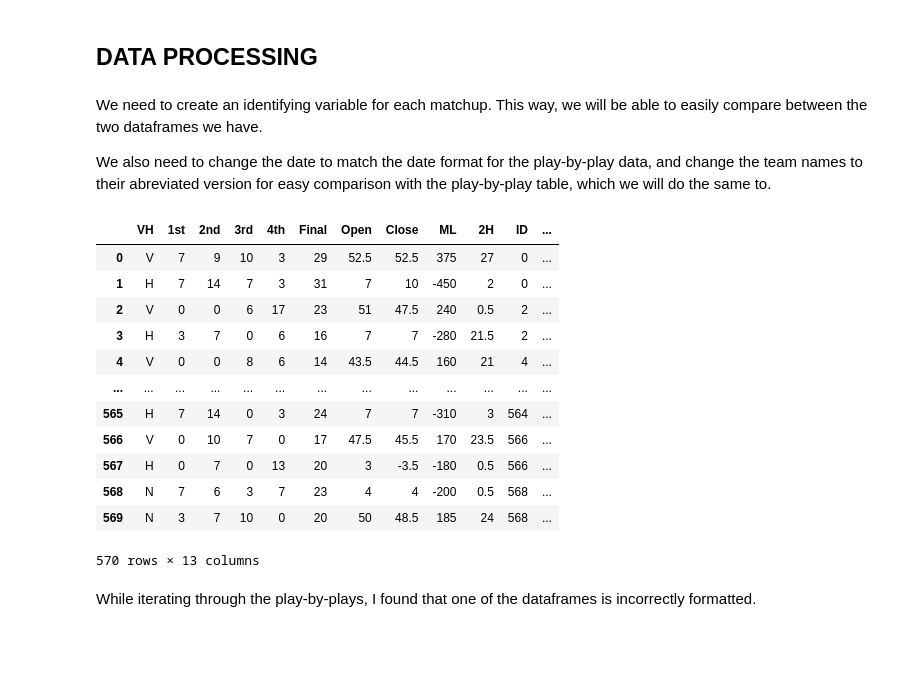
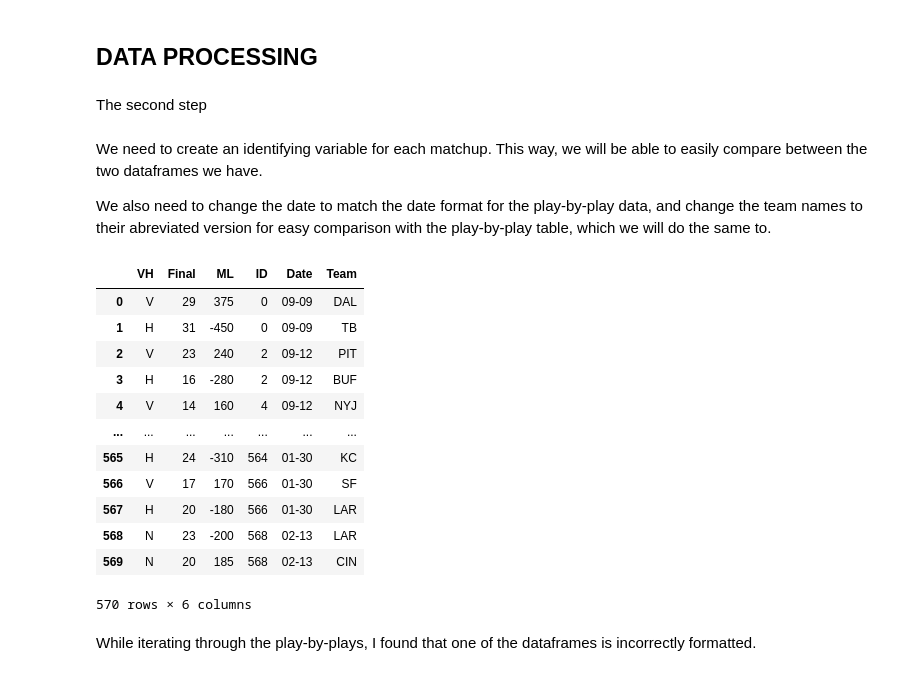
Before and after one commit to zmolz/penalties, a Jupyter notebook: index.ipynb, the cells around one changed output. Drawn from its saved outputs; the diff is of its cells as text; code cells hidden in the pictures; blank space fills up the shorter version.

````diff
--- a/index.ipynb
+++ b/index.ipynb
@@ -152,6 +163,8 @@ We also do a little bit of tidying up in preperation for below, we add the date
 Printed above is the first game refereed by Adrian Hill in the 2021 season, ```ref_to_games[name][i]``` corresponds to the ```(i+1)th game``` coached by ```name```
 # %% [markdown]
 ## DATA PROCESSING
+# %% [markdown]
+The second step
 # %% [markdown]
 We need to create an identifying variable for each matchup. This way, we will be able to easily compare between the two dataframes we have.
 
@@ -165,46 +178,47 @@ def parse_date(d):
     month = '0'+match.group(1) if len(match.group(1)) == 1 else match.group(1)
     day = match.group(2)
     return f'{month}-{day}'
 
 to_abv = {
     'Minnesota': 'MIN', 'GreenBay': 'GB', 'Chicago': 'CHI', 'Detroit': 'DET',
     'Cincinnati': 'CIN', 'Pittsburgh': 'PIT', 'Baltimore': 'BAL', 'Cleveland': 'CLE',
     'Dallas': 'DAL', 'Philadelphia': 'PHI', 'Washington': 'WAS', 'NYGiants': 'NYG',
     'NewEngland': 'NE', 'Buffalo': 'BUF', 'Miami': 'MIA', 'NYJets': 'NYJ',
     'TampaBay': 'TB', 'Atlanta': 'ATL', 'Carolina': 'CAR', 'NewOrleans': 'NO',
     'Jacksonville': 'JAX', 'Indianapolis': 'IND', 'Tennessee': 'TEN', 'Houston': 'HOU',
     'LARams': 'LAR', 'SanFrancisco': 'SF', 'Arizona': 'ARI', 'Seattle': 'SEA',
     'LasVegas': 'LV', 'LAChargers': 'LAC', 'KansasCity': 'KC', 'Denver': 'DEN'
 }
 
 ids = gamedata.index
 ids = [(count-1) if count%2==1 else count for count in ids]
 del gamedata['Rot']
 gamedata['ID'] = ids
 
 dates = [parse_date(d) for d in gamedata['Date']]
 del gamedata['Date']
 gamedata['Date'] = dates
 
 teams = [to_abv[team] for team in gamedata['Team']]
 del gamedata['Team']
 gamedata['Team'] = teams
 
+gamedata = gamedata.drop(columns=['1st', '2nd', '3rd', '4th', 'Open', 'Close', '2H'])
 gamedata
 # %% [output]
-|  | VH | 1st | 2nd | 3rd | 4th | Final | Open | Close | ML | 2H | ID | ... |
-| 0 | V | 7 | 9 | 10 | 3 | 29 | 52.5 | 52.5 | 375 | 27 | 0 | ... |
-| 1 | H | 7 | 14 | 7 | 3 | 31 | 7 | 10 | -450 | 2 | 0 | ... |
-| 2 | V | 0 | 0 | 6 | 17 | 23 | 51 | 47.5 | 240 | 0.5 | 2 | ... |
-| 3 | H | 3 | 7 | 0 | 6 | 16 | 7 | 7 | -280 | 21.5 | 2 | ... |
-| 4 | V | 0 | 0 | 8 | 6 | 14 | 43.5 | 44.5 | 160 | 21 | 4 | ... |
-| ... | ... | ... | ... | ... | ... | ... | ... | ... | ... | ... | ... | ... |
-| 565 | H | 7 | 14 | 0 | 3 | 24 | 7 | 7 | -310 | 3 | 564 | ... |
-| 566 | V | 0 | 10 | 7 | 0 | 17 | 47.5 | 45.5 | 170 | 23.5 | 566 | ... |
-| 567 | H | 0 | 7 | 0 | 13 | 20 | 3 | -3.5 | -180 | 0.5 | 566 | ... |
-| 568 | N | 7 | 6 | 3 | 7 | 23 | 4 | 4 | -200 | 0.5 | 568 | ... |
-| 569 | N | 3 | 7 | 10 | 0 | 20 | 50 | 48.5 | 185 | 24 | 568 | ... |
+|  | VH | Final | ML | ID | Date | Team |
+| 0 | V | 29 | 375 | 0 | 09-09 | DAL |
+| 1 | H | 31 | -450 | 0 | 09-09 | TB |
+| 2 | V | 23 | 240 | 2 | 09-12 | PIT |
+| 3 | H | 16 | -280 | 2 | 09-12 | BUF |
+| 4 | V | 14 | 160 | 4 | 09-12 | NYJ |
+| ... | ... | ... | ... | ... | ... | ... |
+| 565 | H | 24 | -310 | 564 | 01-30 | KC |
+| 566 | V | 17 | 170 | 566 | 01-30 | SF |
+| 567 | H | 20 | -180 | 566 | 01-30 | LAR |
+| 568 | N | 23 | -200 | 568 | 02-13 | LAR |
+| 569 | N | 20 | 185 | 568 | 02-13 | CIN |
-570 rows × 13 columns
+570 rows × 6 columns
 # %% [markdown]
 While iterating through the play-by-plays, I found that one of the dataframes is incorrectly formatted.
 # %%
````
Also changed, not shown: parts of 14 cells of this notebook.
